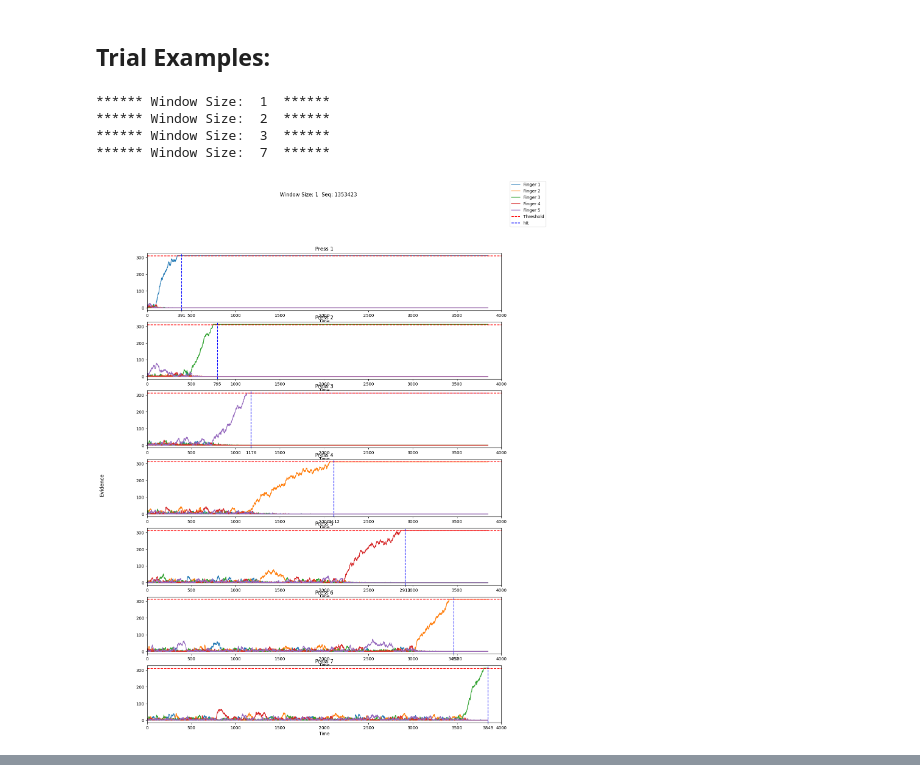
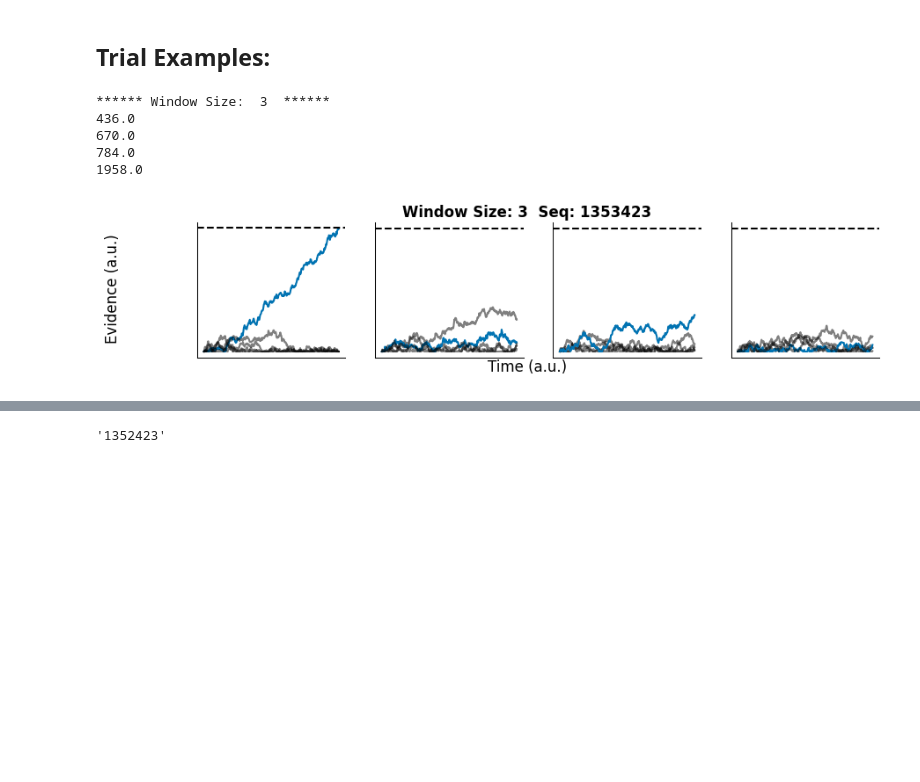
Before and after one commit to manazerzadeh/Sequential-HorseRace, a Jupyter notebook: capacity_extension_both_new_experiment.ipynb, the cells around one changed output, grey strips where cells are left out. Cells and saved outputs as stored; diff of their text form; code cells hidden in the pictures; blank space fills up the shorter version.

```diff
--- a/capacity_extension_both_new_experiment.ipynb
+++ b/capacity_extension_both_new_experiment.ipynb
@@ -17,0 +28,11 @@ memory_drift_adaptive_coef_deactivation = 0.9
+# %%
+finger_colors = {
+    'S': sns.color_palette('colorblind')[0],
+    'M': sns.color_palette('colorblind')[5],
+    'other': 'black'
+}
+finger_alphas = {
+    'S': 1,
+    'M': 1,
+    'other': 0.5
+}
@@ -562,2 +762,0 @@ class DriftDiffusionModel_Optimzied:
-# %%
-beta = 0.1
@@ -691,8 +1277,9 @@ for window in window_sizes:
     seq_length = seq_length, memory_drift_coef = memory_drift_coef)
     for _ in range(num_sims):
         IPIs, evidence = model.simulate()
-        for press in range(len(seq)):
-            if ~(np.argmax(evidence[:, press]) + 1 == int(specific_seq_changed_one_digit[press])):
-                ER.loc[len(ER)] = [window, press]
-                break
+        if ~(np.isnan(IPIs).any()):
+            for press in range(len(seq)):
+                if ~(np.argmax(evidence[:, press]) + 1 == int(specific_seq_changed_one_digit[press])):
+                    ER.loc[len(ER)] = [window, press]
+                    break
 # %% [output]
@@ -922,35 +1607,45 @@ Wall time: 2min 55s
 # %% [markdown]
 ## Trial Examples:
 # %%
-alpha = 0.9985
-beta = 0.03
+# alpha = 0.9985
+# beta = 0.03
+set_figure_style("1.5col")
 visual_drifts = calc_visual_drifts(specific_seq_changed_one_digit, seq_length)
 memory_drifts = calc_memory_drifts(specific_seq, seq_length)
 label = 'changed'
 for window in window_sizes:
+    if window != 3:
+        continue
     print("****** Window Size: ", window, " ******")
-    model = DriftDiffusionModel_Optimzied(specific_seq_changed_one_digit, specific_seq, visual_drifts, memory_drifts, diffusion,
-    threshold, window_size=window, visual_delay=visual_delay, motor_delay = motor_delay, planning_capacity=3, planning_param=param,
+    model = DriftDiffusionModel_Optimzied(specific_seq_changed_one_digit, specific_seq, visual_drifts, memory_drifts, diffusion = diffusion,
+    threshold = threshold, window_size=window, visual_delay=visual_delay, motor_delay = motor_delay, planning_capacity=3, planning_param=param,
     motor_planning_param = motor_planning_param ,alpha = alpha , beta = beta,
     seq_length = seq_length, memory_drift_coef = memory_drift_coef)
     fig , axs = model.plot_simulations()
     fig.suptitle(f'Window Size: {window}  Seq: {specific_seq_changed_one_digit}')
 
     for ax in axs:
-        ax.set_ylim([0, 100])
+        # ax.set_ylim([0, 100])
+        ax.set_yticks([])
+        ax.set_xticks([])
 
     #common legend
-    handles, labels = axs[0].get_legend_handles_labels()
-    fig.legend(handles, labels, loc='upper right')
+    # handles, labels = axs[0].get_legend_handles_labels()
+    # fig.legend(handles, labels, loc='upper right')
+
+    sns.despine(trim=True)
 
     # for _ in range(num_sims):
     #     IPIs, evidence = model.simulate()
     #     ER.loc[len(ER)] = [window, 1 - check_evidence_to_seq(evidence, specific_seq_changed_one_digit)]
     #     if check_evidence_to_seq(evidence, specific_seq):
     #         MT.loc[len(MT)] = [window, sum(IPIs[1:])]
+
+plt.savefig(path_figs + "HorizonTrialsExample.pdf", format = 'pdf', bbox_inches = 'tight')
 # %% [output]
-****** Window Size:  1  ******
-****** Window Size:  2  ******
 ****** Window Size:  3  ******
-****** Window Size:  7  ******
+436.0
+670.0
+784.0
+1958.0
-[figure, old version]
+[figure, new version]
@@ -960 +1652,6 @@ for window in window_sizes:
+# %%
+specific_seq
+# specific_seq_changed_one_digit
+# %% [output]
+'1352423'
 # %%
```
Also changed, not shown: parts of 29 cells of this notebook, 5 other files.
